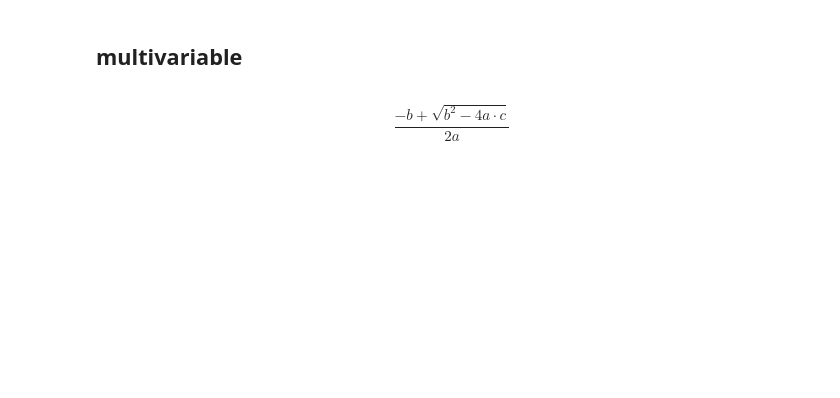
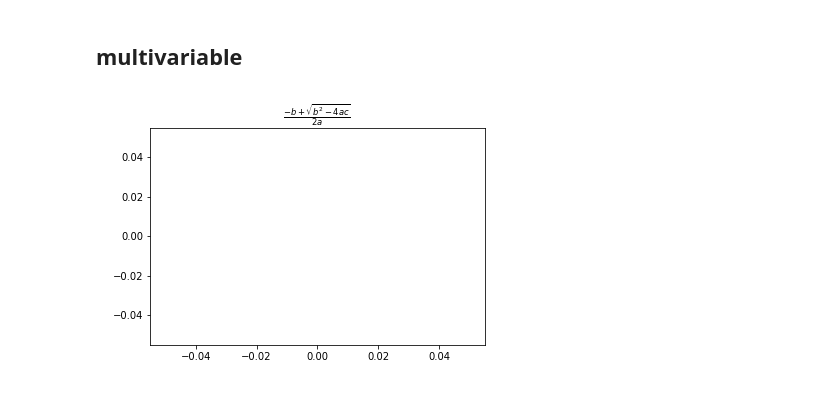
Before and after one commit to goulu/Goulib, a Jupyter notebook: notebooks/expr.ipynb, the cells around one changed output. Drawn from its saved outputs; the diff is of its cells as text; code cells hidden in the pictures; blank space fills up the shorter version.

```diff
--- a/notebooks/expr.ipynb
+++ b/notebooks/expr.ipynb
@@ -91,7 +100,7 @@ Expr('1/x').plot(x=range(-100,100)) #TODO: make a hole at 0
 ## multivariable
 # %%
 e=Expr('(-b+sqrt(b^2-4*a*c))/(2*a)') #laTex is rendered with some simple simplifications
-latex(e) #TODO: find why default repr fails
+e
 # %% [output]
-$$\frac{- b+\sqrt {b^2-4a \cdot c}}{2a}$$
+[figure, added]
 # %%
```
Also changed, not shown: parts of 10 cells of this notebook, 2 other files.
